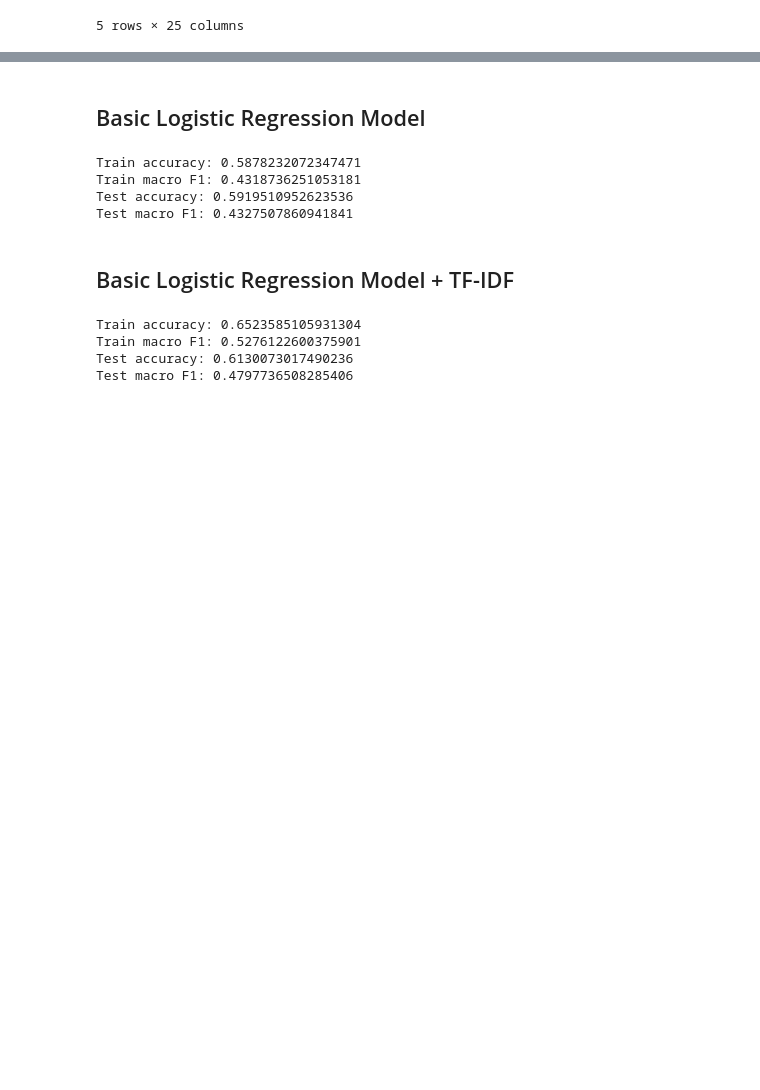
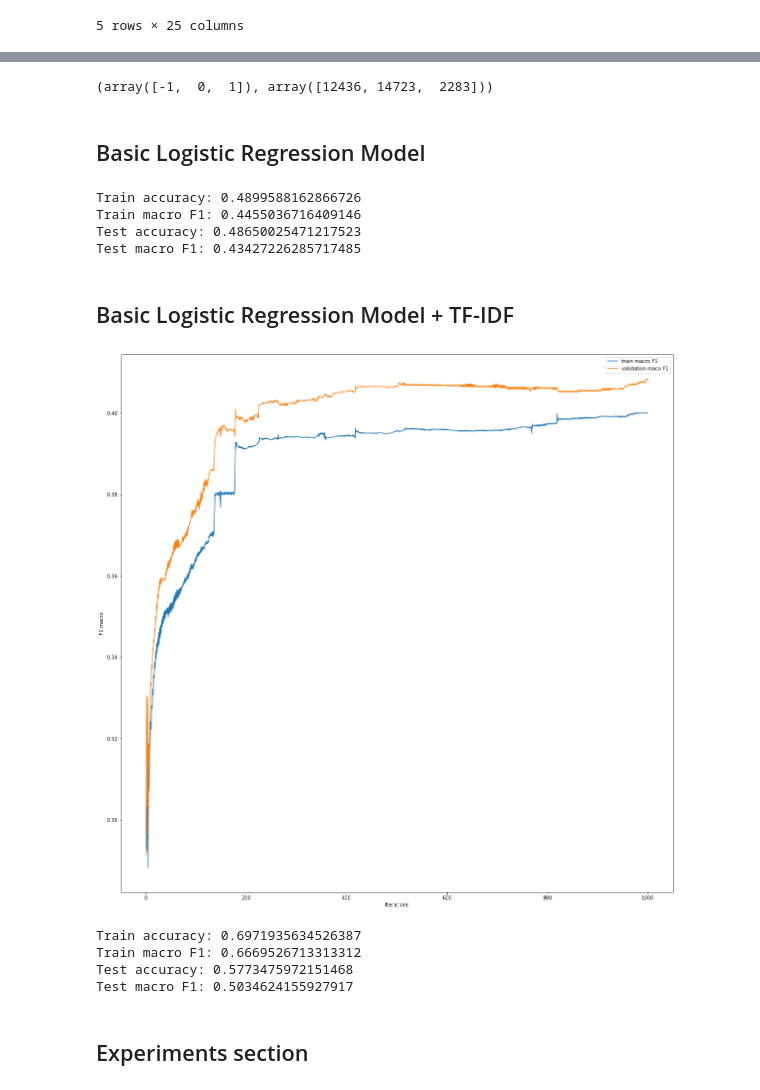
Before and after one commit to Igor-Tukh/hse_sentiment_analysis, a Jupyter notebook: notebooks/baseline_approaches.ipynb, the cells around one changed output, grey strips where cells are left out. Cells and saved outputs as stored; diff of their text form; code cells hidden in the pictures; blank space fills up the shorter version.

```diff
--- a/notebooks/baseline_approaches.ipynb
+++ b/notebooks/baseline_approaches.ipynb
@@ -238,3 +270,7 @@ X.head()
+# %%
+np.unique(y, return_counts=True)
+# %% [output]
+(array([-1,  0,  1]), array([12436, 14723,  2283]))
 # %%
 RANDOM_STATE = 23923
 # %%
@@ -242,3 +278,5 @@ warnings.filterwarnings('ignore')
 # %%
 X_train, X_test, y_train, y_test, texts_train, texts_test = train_test_split(X, y, texts, test_size=0.2,
                                                             shuffle=True, random_state=RANDOM_STATE)
+# %%
+plt.rcParams['figure.figsize'] = (20, 20)
@@ -245,33 +313,42 @@ X_train, X_test, y_train, y_test, texts_train, texts_test = train_test_split(X,
 # %% [markdown]
 ## Basic Logistic Regression Model
 # %%
-clf = LogisticRegression(random_state=RANDOM_STATE, max_iter=2000).fit(X_train, y_train)
-print('Train accuracy:', clf.score(X_train, y_train))
-print('Train macro F1:', f1_score(y_train, clf.predict(X_train), average='macro'))
-print('Test accuracy:', clf.score(X_test, y_test))
-print('Test macro F1:', f1_score(y_test, clf.predict(X_test), average='macro'))
+clf0 = train_logistic_regression(X_train, y_train, max_iter=2000)
+print('Train accuracy:', clf0.score(X_train, y_train))
+print('Train macro F1:', f1_score(y_train, clf0.predict(X_train), average='macro'))
+print('Test accuracy:', clf0.score(X_test, y_test))
+print('Test macro F1:', f1_score(y_test, clf0.predict(X_test), average='macro'))
 # %% [output]
-Train accuracy: 0.5878232072347471
-Train macro F1: 0.4318736251053181
-Test accuracy: 0.5919510952623536
-Test macro F1: 0.4327507860941841
+Train accuracy: 0.4899588162866726
+Train macro F1: 0.4455036716409146
+Test accuracy: 0.48650025471217523
+Test macro F1: 0.43427226285717485
 # %% [markdown]
 ## Basic Logistic Regression Model + TF-IDF
 # %%
-vectorizer = TfidfVectorizer(min_df=10, max_df=0.5, max_features=1000)
+vectorizer = TfidfVectorizer(
+    # sublinear_tf=True,
+    strip_accents='unicode',
+    analyzer='word',
+    # stop_words=stopwords.words("russian"),
+    # ngram_range=(2, 3),
+    max_features=10000)
 X_texts_train = vectorizer.fit_transform(texts_train)
 X_texts_test = vectorizer.transform(texts_test)
 # %%
-X_train_combined = np.hstack((X_train.to_numpy(), X_texts_train.toarray()))
-X_test_combined = np.hstack((X_test.to_numpy(), X_texts_test.toarray()))
+X_train_combined = sparse.hstack((sparse.csr_matrix(X_train.to_numpy().astype('float')), X_texts_train.toarray()))
+X_test_combined = sparse.hstack((sparse.csr_matrix(X_test.to_numpy().astype('float')), X_texts_test.toarray()))
 # %%
-clf = LogisticRegression(random_state=RANDOM_STATE, max_iter=2000).fit(X_train_combined, y_train)
-print('Train accuracy:', clf.score(X_train_combined, y_train))
-print('Train macro F1:', f1_score(y_train, clf.predict(X_train_combined), average='macro'))
-print('Test accuracy:', clf.score(X_test_combined, y_test))
-print('Test macro F1:', f1_score(y_test, clf.predict(X_test_combined), average='macro'))
+clf1 = train_logistic_regression(X_train_combined, y_train, max_iter=1000)
+print('Train accuracy:', clf1.score(X_train_combined, y_train))
+print('Train macro F1:', f1_score(y_train, clf1.predict(X_train_combined), average='macro'))
+print('Test accuracy:', clf1.score(X_test_combined, y_test))
+print('Test macro F1:', f1_score(y_test, clf1.predict(X_test_combined), average='macro'))
 # %% [output]
+[figure, added]
-Train accuracy: 0.6523585105931304
-Train macro F1: 0.5276122600375901
-Test accuracy: 0.6130073017490236
-Test macro F1: 0.4797736508285406
+Train accuracy: 0.6971935634526387
+Train macro F1: 0.6669526713313312
+Test accuracy: 0.5773475972151468
+Test macro F1: 0.5034624155927917
+# %% [markdown]
+## Experiments section
```
Also changed, not shown: parts of 22 cells of this notebook, 1 other file.
